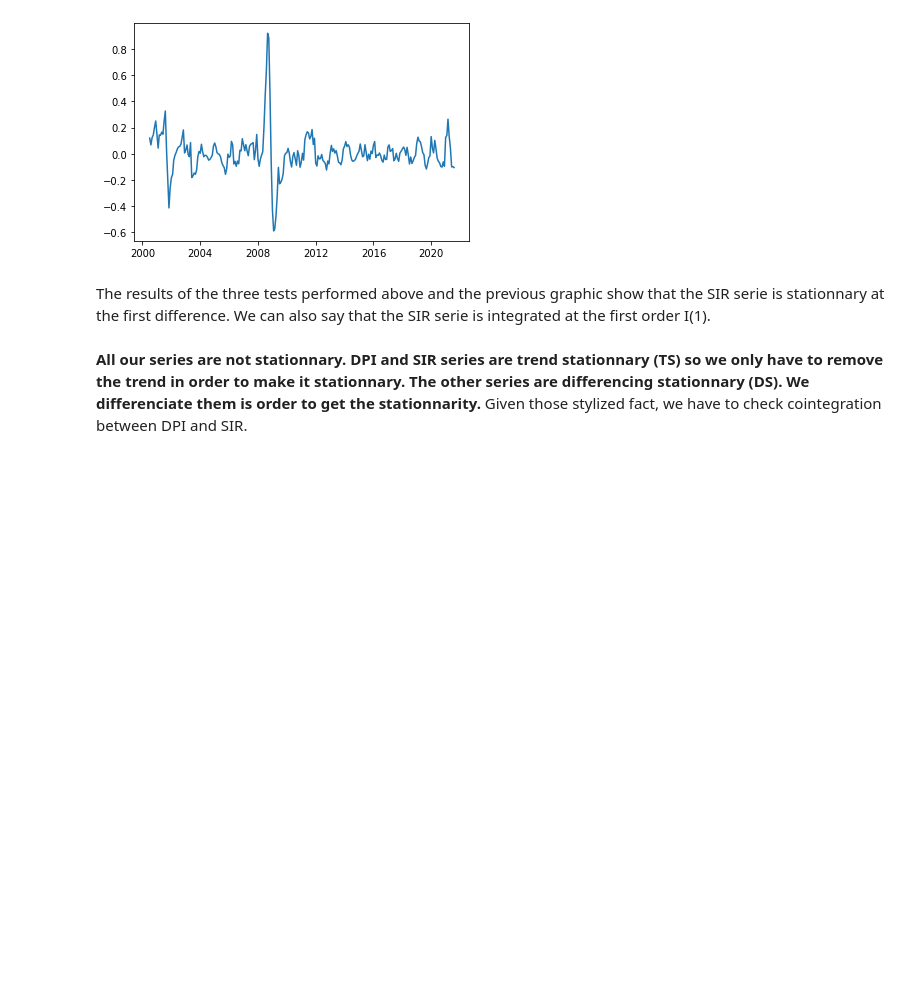
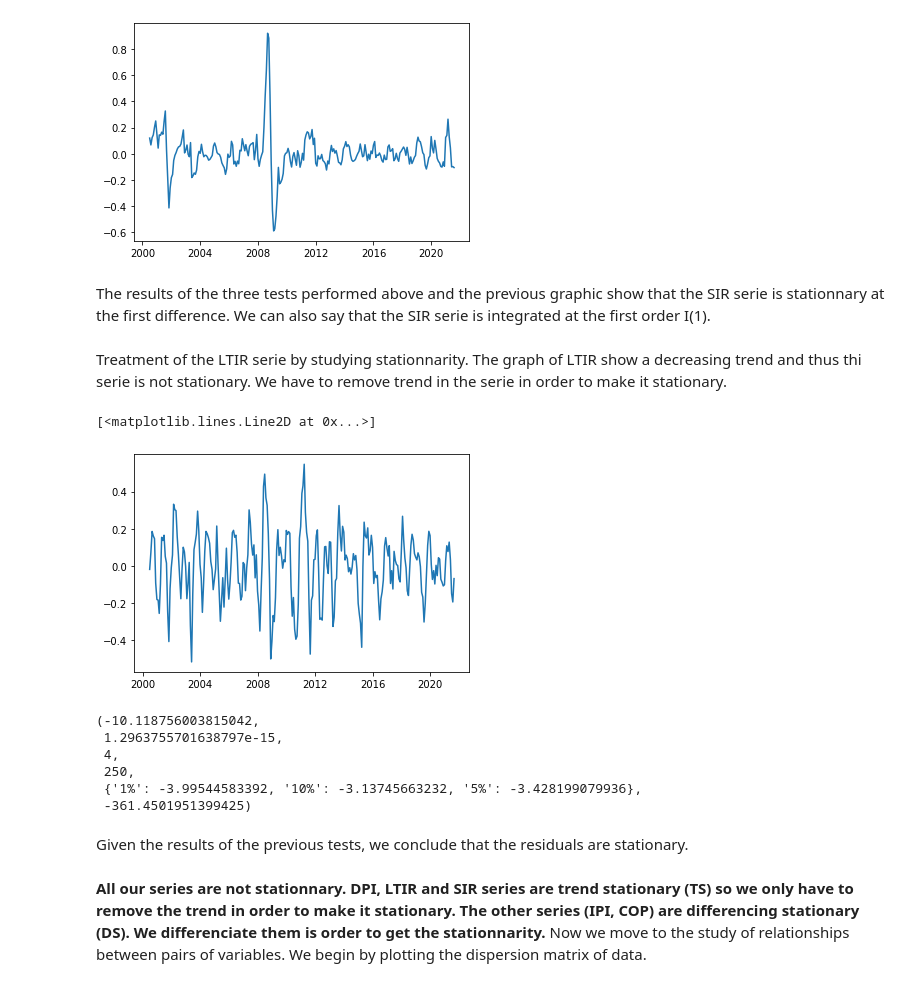
Before and after one commit to flokoafon/WQU_project, a Jupyter notebook: WQU_project.ipynb, the cells around one changed output. Saved outputs shown, nothing was run; the diff lists cells and outputs as text; code cells hidden in the pictures; blank space fills up the shorter version.

```diff
--- a/WQU_project.ipynb
+++ b/WQU_project.ipynb
@@ -331,5 +337,30 @@ plt.plot(SIR_resid_notnull)
 [figure]
 # %% [markdown]
 The results of the three tests performed above and the previous graphic show that the SIR serie is stationnary at the first difference. We can also say that the SIR serie is integrated at the first order I(1).
+# %% [markdown]
+Treatment of the LTIR serie by studying stationnarity.
+The graph of LTIR show a decreasing trend and thus thi serie is not stationary. We have to remove trend in the serie in order to make it stationary.
+# %%
+#In order to detrend the serie of LTIR, as for DPI serie, we decompose it and conserv residuals
+LTIR_decomposition = sm.tsa.seasonal_decompose(LTIR)
+LTIR_resid = LTIR_decomposition.resid #residual of the decomposition
+plt.plot(LTIR_resid)
+# %% [output]
+[<matplotlib.lines.Line2D at 0x...>]
+[figure, added]
+# %%
+#Testing previous residuals to make sure that they are stationary
+#Model with constant term and trend
+notnull_resid = LTIR_resid[LTIR_resid.notnull()]
+sm.tsa.stattools.adfuller(x = notnull_resid, regression="ct")
+# %% [output]
+(-10.118756003815042,
+ 1.2963755701638797e-15,
+ 4,
+ 250,
+ {'1%': -3.99544583392, '10%': -3.13745663232, '5%': -3.428199079936},
+ -361.4501951399425)
+# %% [markdown]
+Given the results of the previous tests, we conclude that the residuals are stationary.
 # %% [markdown]
-**All our series are not stationnary. DPI and SIR series are trend stationnary (TS) so we only have to remove the trend in order to make it stationnary. The other series are differencing stationnary (DS). We differenciate them is order to get the stationnarity.** Given those stylized fact, we have to check cointegration between DPI and SIR.
+**All our series are not stationnary. DPI, LTIR and SIR series are trend stationary (TS) so we only have to remove the trend in order to make it stationary. The other series (IPI, COP) are differencing stationary (DS). We differenciate them is order to get the stationnarity.** Now we move to the study of relationships between pairs of variables. We begin by plotting the dispersion matrix of data.
```
Also changed, not shown: parts of 6 cells of this notebook.
